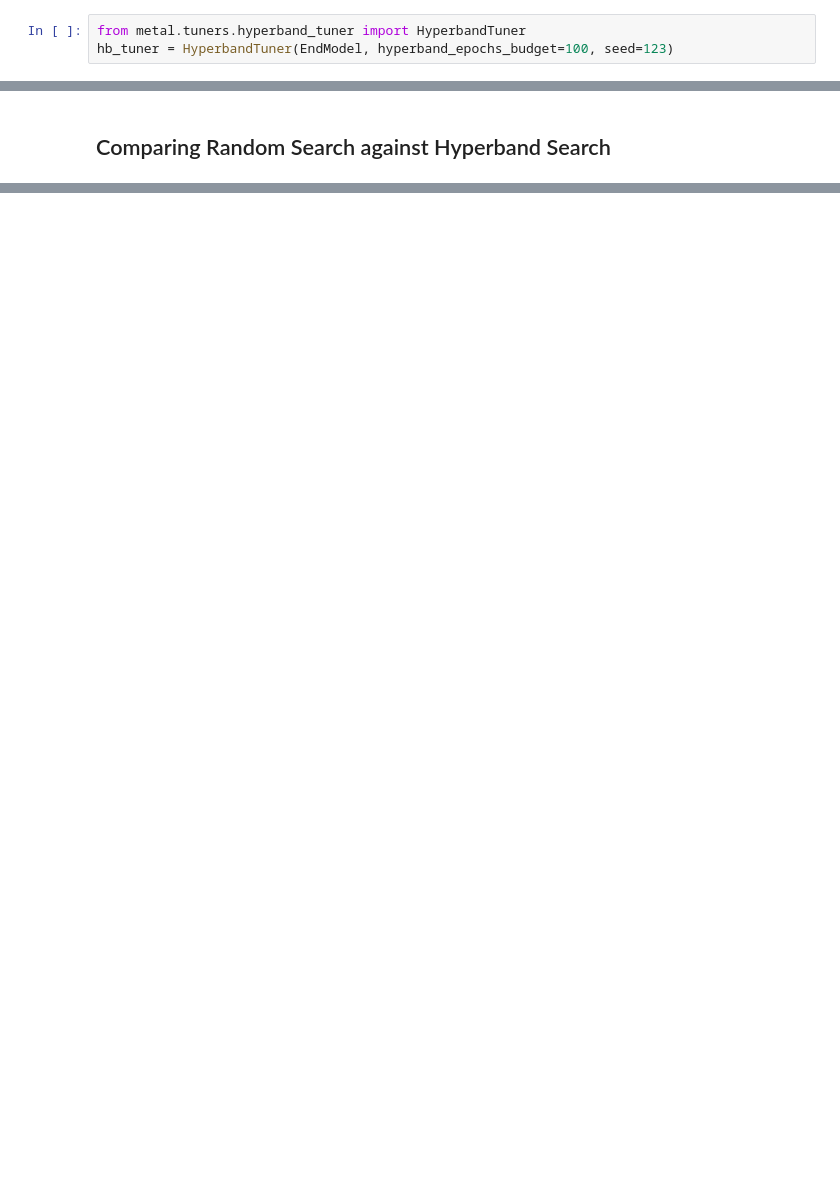
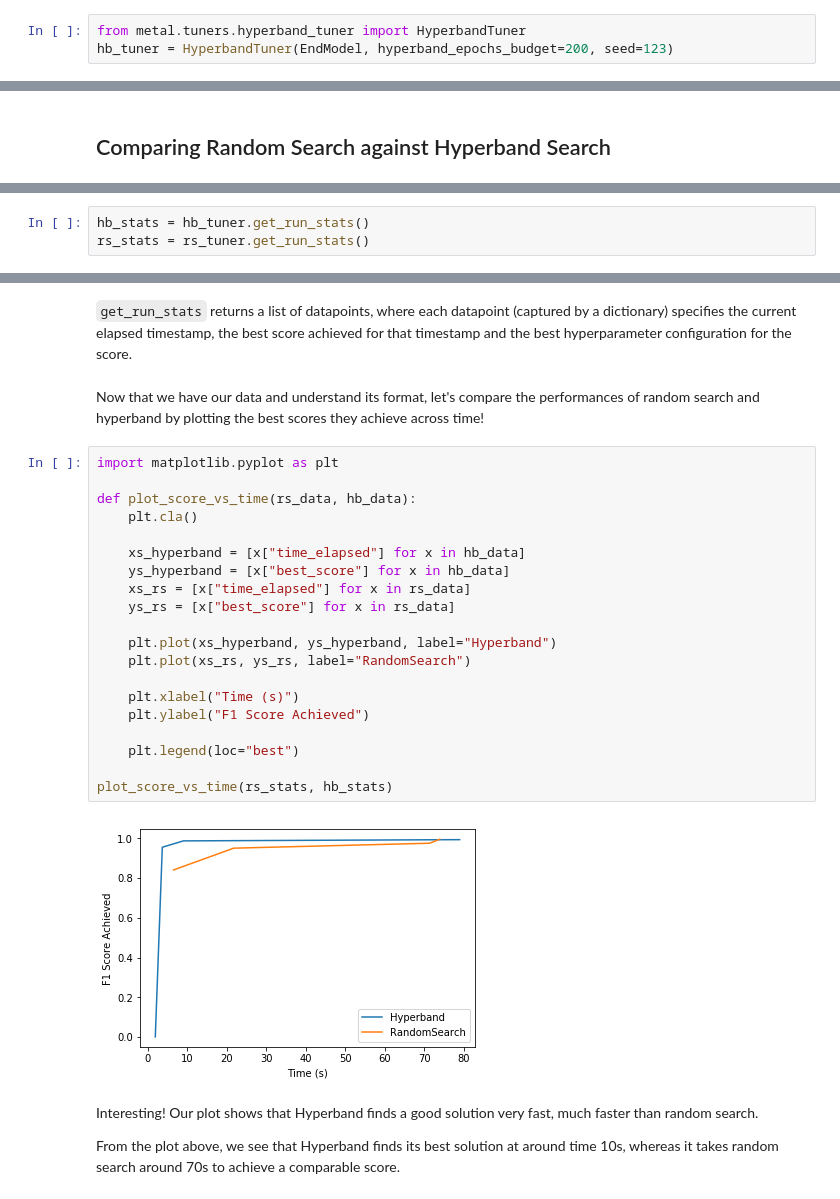
Before and after one commit to HazyResearch/metal, a Jupyter notebook: tutorials/Tuning.ipynb, the cells around one changed output, grey strips where cells are left out. Drawn from its saved outputs; the diff is of its cells as text; blank space fills up the shorter version.

```diff
--- a/tutorials/Tuning.ipynb
+++ b/tutorials/Tuning.ipynb
@@ -195,7 +210,7 @@ Note that there is one extra argument to initialize the HyperbandTuner:
 - `hyperband_epochs_budget`: This specifies the number of total epochs of training the tuner can perform in its search for a performant model. This is used to create the Hyperband search schedule.
 # %%
 from metal.tuners.hyperband_tuner import HyperbandTuner
-hb_tuner = HyperbandTuner(EndModel, hyperband_epochs_budget=100, seed=123)
+hb_tuner = HyperbandTuner(EndModel, hyperband_epochs_budget=200, seed=123)
 # %% [output]
 =========================================
 |           Hyperband Schedule          |
@@ -249,0 +261,3 @@ Awesome, we achieved an F1 ~.97, which beat our initial F1 ~.90. However, unfort
+# %%
+hb_stats = hb_tuner.get_run_stats()
+rs_stats = rs_tuner.get_run_stats()
@@ -249,0 +286,30 @@ Awesome, we achieved an F1 ~.97, which beat our initial F1 ~.90. However, unfort
+# %% [markdown]
+`get_run_stats` returns a list of datapoints, where each datapoint (captured by a dictionary) specifies the current elapsed timestamp, the best score achieved for that timestamp and the best hyperparameter configuration for the score.
+# %% [markdown]
+Now that we have our data and understand its format, let's compare the performances of random search and hyperband by plotting the best scores they achieve across time!
+# %%
+import matplotlib.pyplot as plt
+
+def plot_score_vs_time(rs_data, hb_data):
+    plt.cla()
+
+    xs_hyperband = [x["time_elapsed"] for x in hb_data]
+    ys_hyperband = [x["best_score"] for x in hb_data]
+    xs_rs = [x["time_elapsed"] for x in rs_data]
+    ys_rs = [x["best_score"] for x in rs_data]
+
+    plt.plot(xs_hyperband, ys_hyperband, label="Hyperband")
+    plt.plot(xs_rs, ys_rs, label="RandomSearch")
+
+    plt.xlabel("Time (s)")
+    plt.ylabel("F1 Score Achieved")
+
+    plt.legend(loc="best")
+
+plot_score_vs_time(rs_stats, hb_stats)
+# %% [output]
+[figure, added]
+# %% [markdown]
+Interesting! Our plot shows that Hyperband finds a good solution very fast, much faster than random search.
+
+From the plot above, we see that Hyperband finds its best solution at around time 10s, whereas it takes random search around 70s to achieve a comparable score.
```
Also changed, not shown: parts of 23 cells of this notebook.
